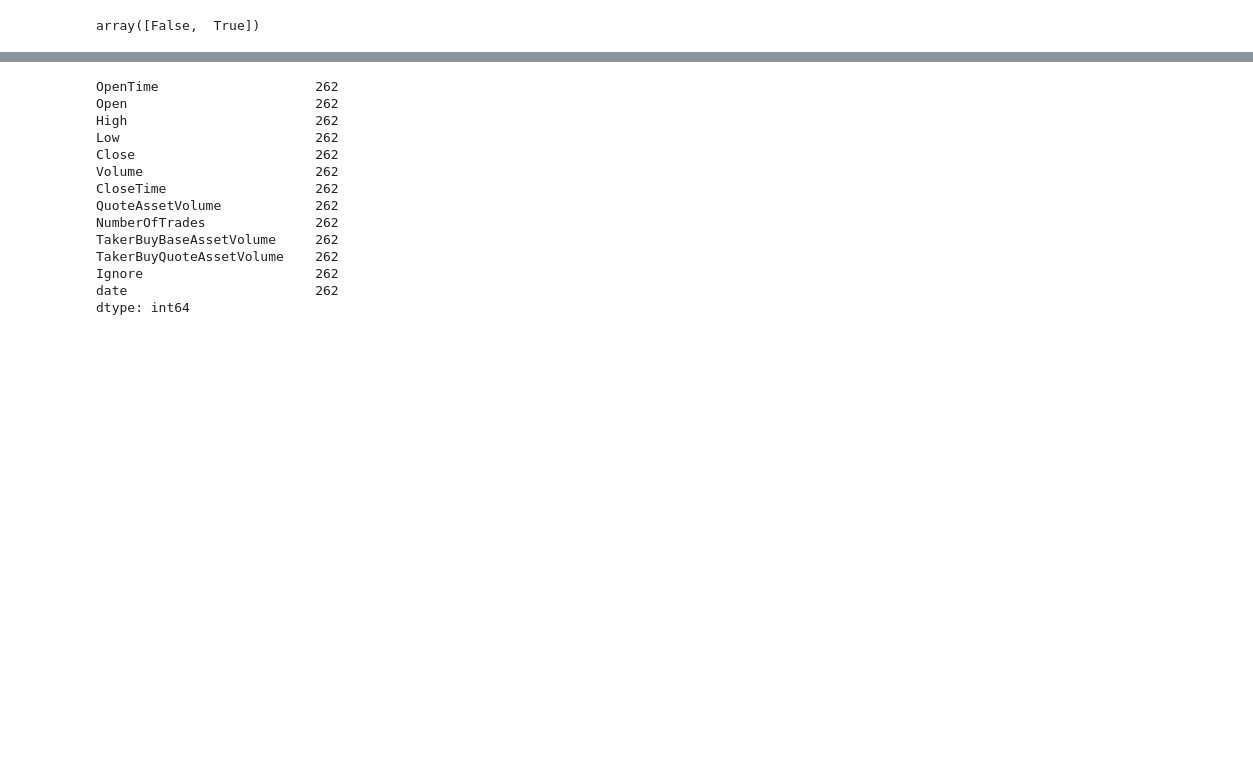
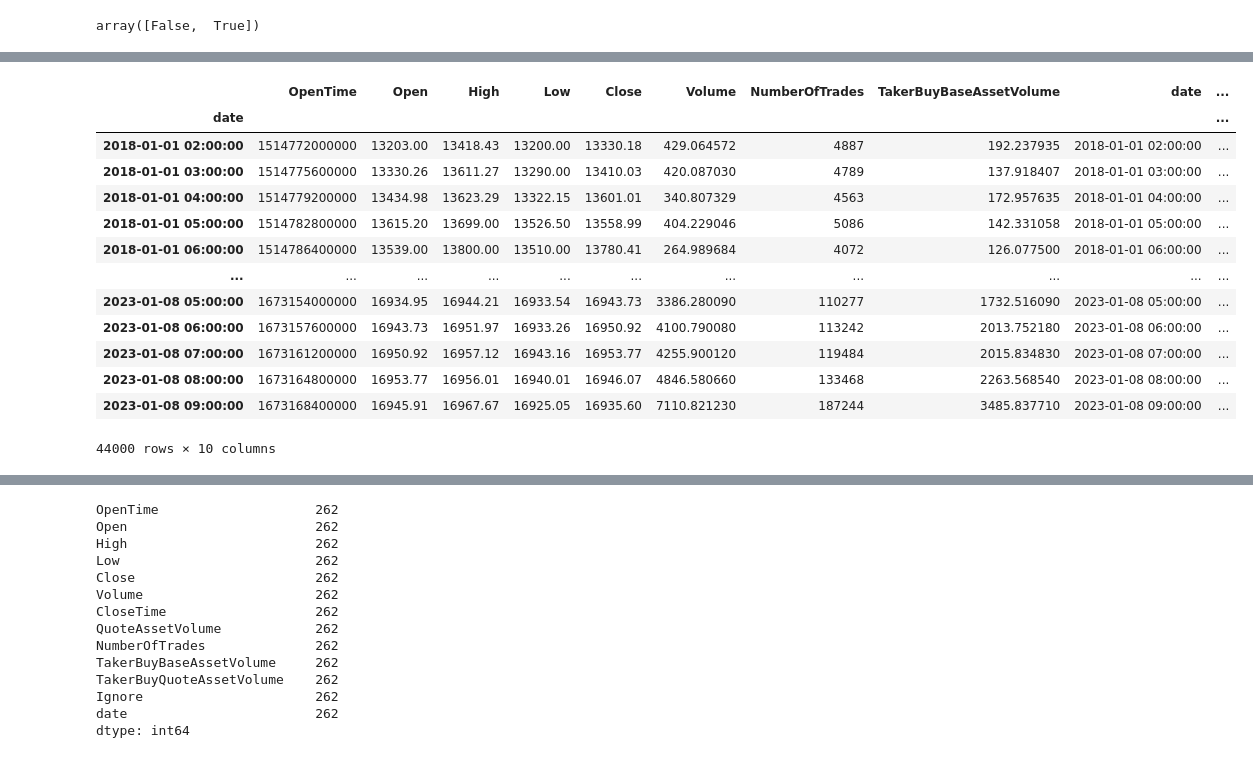
Before and after one commit to Emindu/btc_analysis, a Jupyter notebook: data_description.ipynb, the cells around one changed output, grey strips where cells are left out. Cells and saved outputs as stored; diff of their text form; code cells hidden in the pictures; blank space fills up the shorter version.

```diff
--- a/data_description.ipynb
+++ b/data_description.ipynb
@@ -60,6 +60,8 @@ btc_data.tail()
 | 43997 | 1673161200000 | 16950.92 | 16957.12 | 16943.16 | 16953.77 | 4255.90012 | 1673164799999 | 7.213692e+07 | 119484 | ... |
 | 43998 | 1673164800000 | 16953.77 | 16956.01 | 16940.01 | 16946.07 | 4846.58066 | 1673168399999 | 8.214318e+07 | 133468 | ... |
 | 43999 | 1673168400000 | 16945.91 | 16967.67 | 16925.05 | 16935.60 | 7110.82123 | 1673171999999 | 1.204921e+08 | 187244 | ... |
+# %%
+btc_data = btc_data.drop(['Ignore', 'TakerBuyQuoteAssetVolume', 'QuoteAssetVolume','CloseTime'], axis=1)
 # %%
 # btc_data['OpenTime'].describe()
 # btc_data['OpenTime'] = pd.to_datetime(btc_data['OpenTime'])
@@ -70,3 +87,5 @@ btc_data['date'].dt.hour.unique()
 (btc_data['date'].dt.hour==0).unique()
 # %% [output]
 array([False,  True])
+# %%
+btc_data.loc[(btc_data['date'].dt.day_name()=='Monday') & (btc_data['date'].dt.hour==0), "buy_at"] = 1
@@ -72,0 +108,17 @@ array([False,  True])
+# %%
+btc_data.set_index(btc_data["date"])
+# %% [output]
+|  | OpenTime | Open | High | Low | Close | Volume | NumberOfTrades | TakerBuyBaseAssetVolume | date | ... |
+| date |  |  |  |  |  |  |  |  |  | ... |
+| 2018-01-01 02:00:00 | 1514772000000 | 13203.00 | 13418.43 | 13200.00 | 13330.18 | 429.064572 | 4887 | 192.237935 | 2018-01-01 02:00:00 | ... |
+| 2018-01-01 03:00:00 | 1514775600000 | 13330.26 | 13611.27 | 13290.00 | 13410.03 | 420.087030 | 4789 | 137.918407 | 2018-01-01 03:00:00 | ... |
+| 2018-01-01 04:00:00 | 1514779200000 | 13434.98 | 13623.29 | 13322.15 | 13601.01 | 340.807329 | 4563 | 172.957635 | 2018-01-01 04:00:00 | ... |
+| 2018-01-01 05:00:00 | 1514782800000 | 13615.20 | 13699.00 | 13526.50 | 13558.99 | 404.229046 | 5086 | 142.331058 | 2018-01-01 05:00:00 | ... |
+| 2018-01-01 06:00:00 | 1514786400000 | 13539.00 | 13800.00 | 13510.00 | 13780.41 | 264.989684 | 4072 | 126.077500 | 2018-01-01 06:00:00 | ... |
+| ... | ... | ... | ... | ... | ... | ... | ... | ... | ... | ... |
+| 2023-01-08 05:00:00 | 1673154000000 | 16934.95 | 16944.21 | 16933.54 | 16943.73 | 3386.280090 | 110277 | 1732.516090 | 2023-01-08 05:00:00 | ... |
+| 2023-01-08 06:00:00 | 1673157600000 | 16943.73 | 16951.97 | 16933.26 | 16950.92 | 4100.790080 | 113242 | 2013.752180 | 2023-01-08 06:00:00 | ... |
+| 2023-01-08 07:00:00 | 1673161200000 | 16950.92 | 16957.12 | 16943.16 | 16953.77 | 4255.900120 | 119484 | 2015.834830 | 2023-01-08 07:00:00 | ... |
+| 2023-01-08 08:00:00 | 1673164800000 | 16953.77 | 16956.01 | 16940.01 | 16946.07 | 4846.580660 | 133468 | 2263.568540 | 2023-01-08 08:00:00 | ... |
+| 2023-01-08 09:00:00 | 1673168400000 | 16945.91 | 16967.67 | 16925.05 | 16935.60 | 7110.821230 | 187244 | 3485.837710 | 2023-01-08 09:00:00 | ... |
+44000 rows × 10 columns
```
Also changed, not shown: parts of 6 cells of this notebook, 14 other files.
